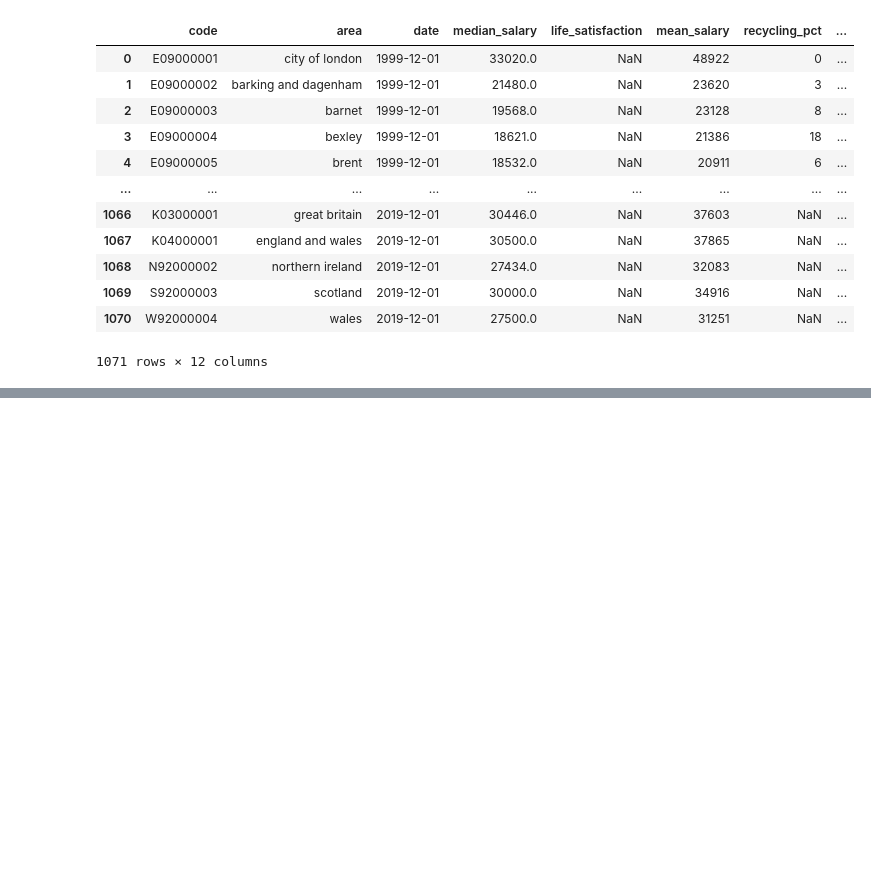
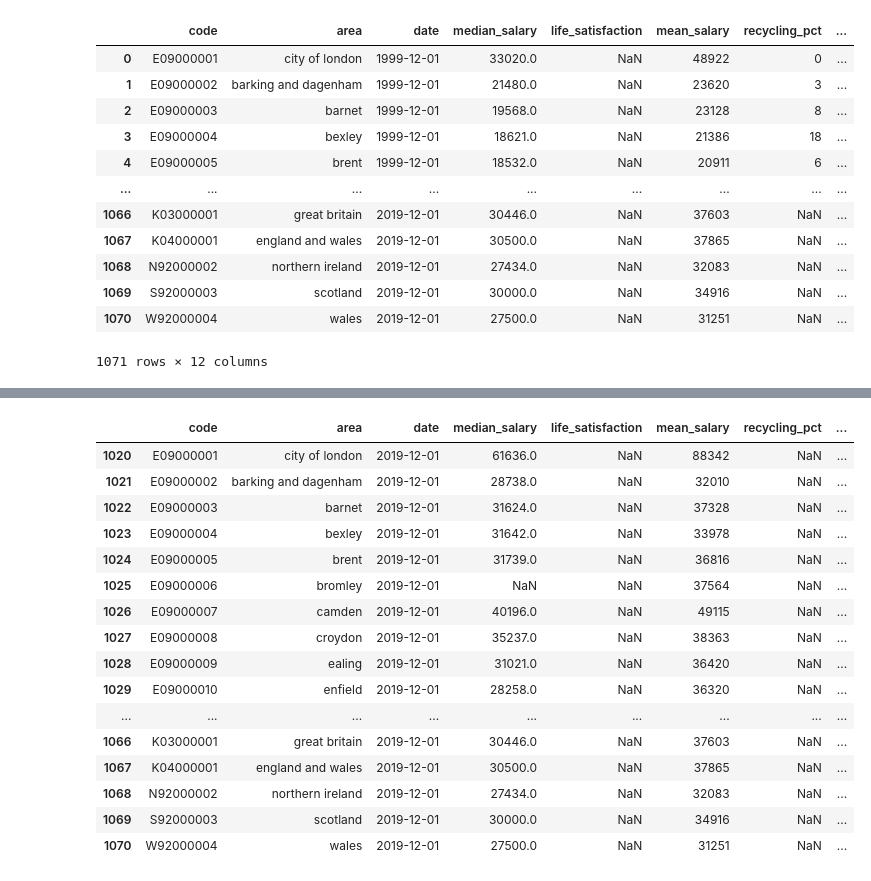
Before and after one commit to fraserrbarclay/Python-Data-Practicals, a Jupyter notebook: projects/01_Data_Investigation_Project.ipynb, the cells around one changed output, grey strips where cells are left out. Drawn from its saved outputs; the diff is of its cells as text; code cells hidden in the pictures; blank space fills up the shorter version.

```diff
--- a/projects/01_Data_Investigation_Project.ipynb
+++ b/projects/01_Data_Investigation_Project.ipynb
@@ -27,0 +109,22 @@ df
+# %%
+#And the final set will be the last 51
+df_2019 = df.tail(51)
+df_2019
+# %% [output]
+|  | code | area | date | median_salary | life_satisfaction | mean_salary | recycling_pct | ... |
+| 1020 | E09000001 | city of london | 2019-12-01 | 61636.0 | NaN | 88342 | NaN | ... |
+| 1021 | E09000002 | barking and dagenham | 2019-12-01 | 28738.0 | NaN | 32010 | NaN | ... |
+| 1022 | E09000003 | barnet | 2019-12-01 | 31624.0 | NaN | 37328 | NaN | ... |
+| 1023 | E09000004 | bexley | 2019-12-01 | 31642.0 | NaN | 33978 | NaN | ... |
+| 1024 | E09000005 | brent | 2019-12-01 | 31739.0 | NaN | 36816 | NaN | ... |
+| 1025 | E09000006 | bromley | 2019-12-01 | NaN | NaN | 37564 | NaN | ... |
+| 1026 | E09000007 | camden | 2019-12-01 | 40196.0 | NaN | 49115 | NaN | ... |
+| 1027 | E09000008 | croydon | 2019-12-01 | 35237.0 | NaN | 38363 | NaN | ... |
+| 1028 | E09000009 | ealing | 2019-12-01 | 31021.0 | NaN | 36420 | NaN | ... |
+| 1029 | E09000010 | enfield | 2019-12-01 | 28258.0 | NaN | 36320 | NaN | ... |
+| ... | ... | ... | ... | ... | ... | ... | ... | ... |
+| 1066 | K03000001 | great britain | 2019-12-01 | 30446.0 | NaN | 37603 | NaN | ... |
+| 1067 | K04000001 | england and wales | 2019-12-01 | 30500.0 | NaN | 37865 | NaN | ... |
+| 1068 | N92000002 | northern ireland | 2019-12-01 | 27434.0 | NaN | 32083 | NaN | ... |
+| 1069 | S92000003 | scotland | 2019-12-01 | 30000.0 | NaN | 34916 | NaN | ... |
+| 1070 | W92000004 | wales | 2019-12-01 | 27500.0 | NaN | 31251 | NaN | ... |
```
Also changed, not shown: parts of 5 cells of this notebook.
